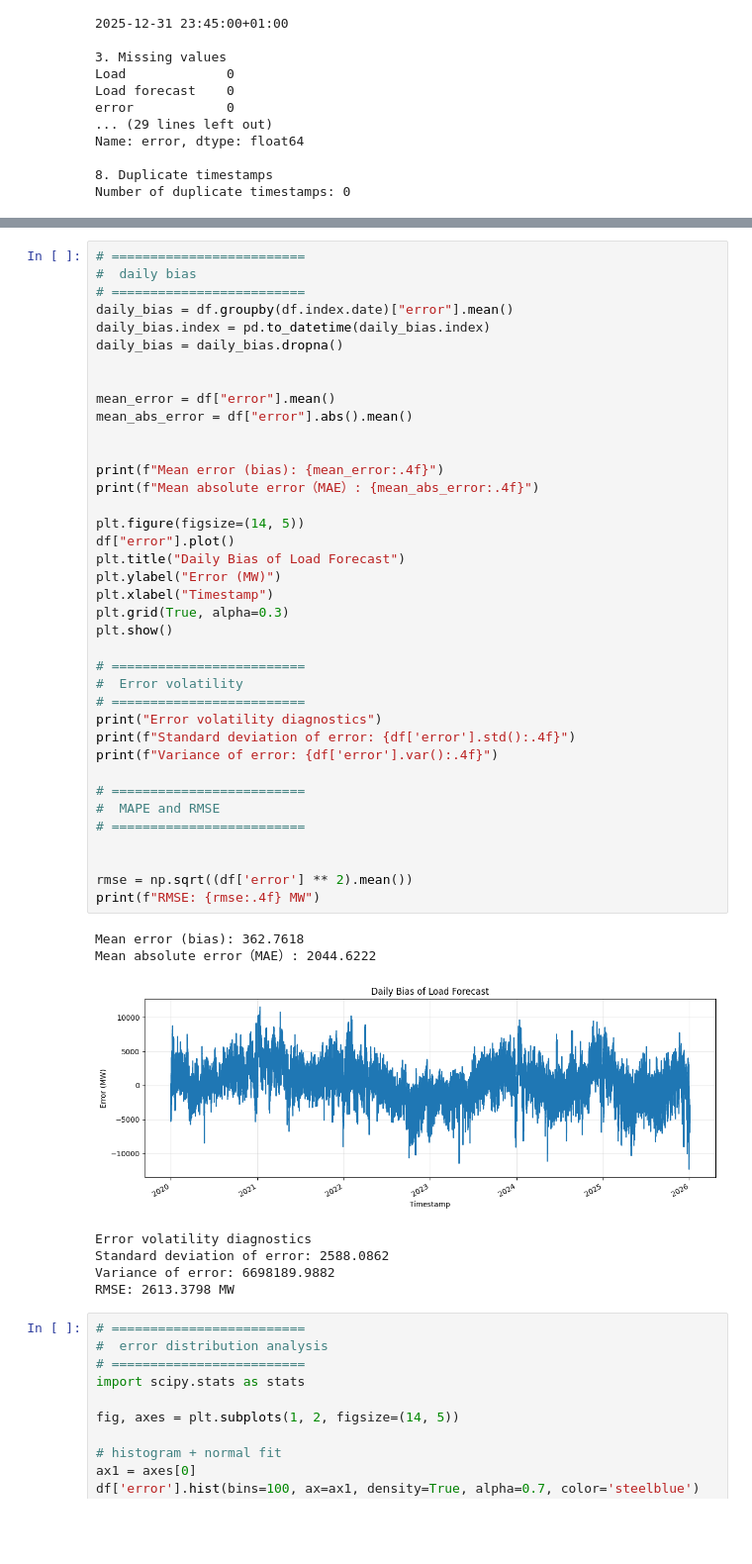
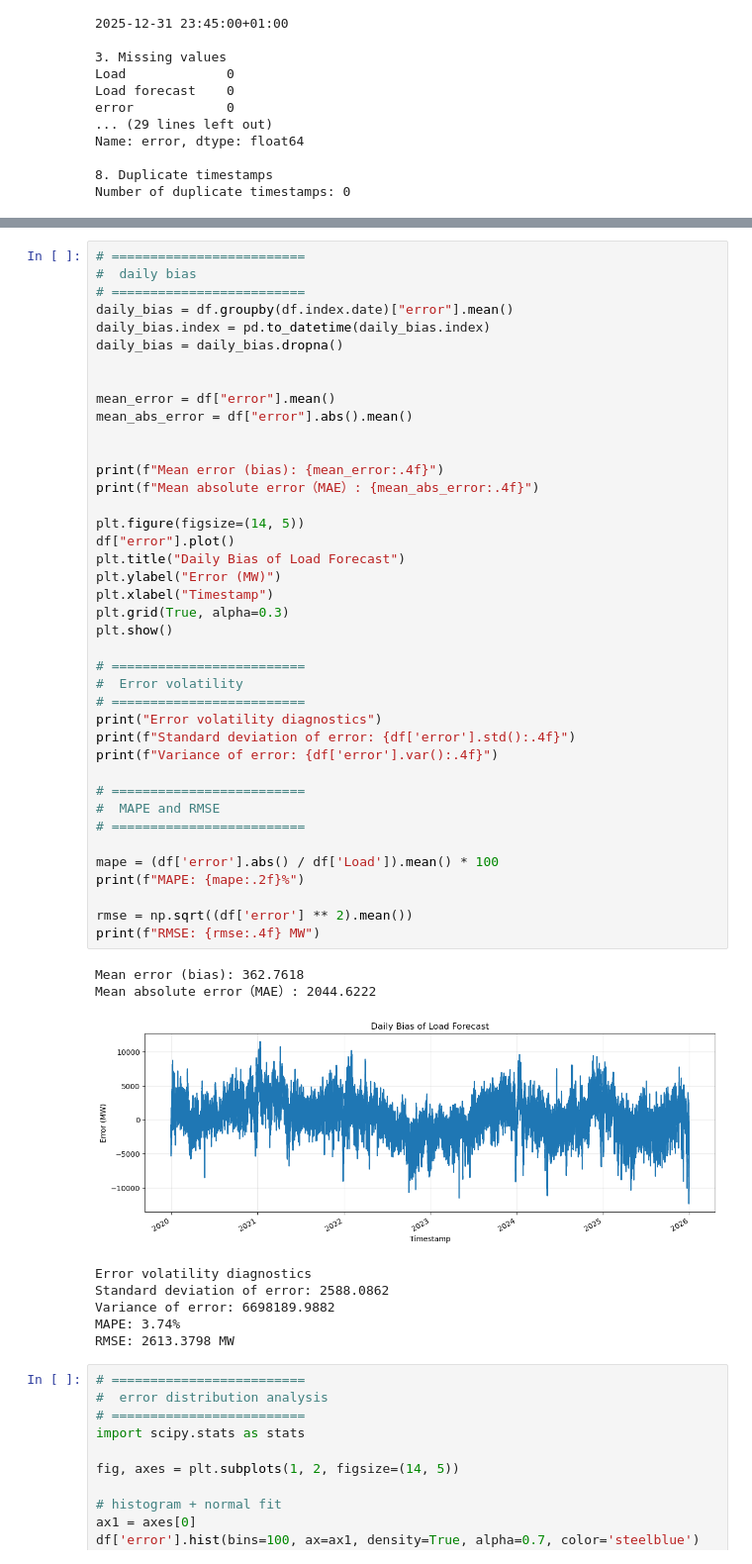
Before and after one commit to bluecake16/MASTER-ESSAY-XIN-DIANA, a Jupyter notebook: Class2_short term.ipynb, the cells around one changed output, grey strips where cells are left out. Shown at 99% size. Cells and saved outputs as stored; diff of their text form; blank space fills up the shorter version.

```diff
--- a/Class2_short term.ipynb
+++ b/Class2_short term.ipynb
@@ -277,37 +258,40 @@ mean_abs_error = df["error"].abs().mean()
 
 
 print(f"Mean error (bias): {mean_error:.4f}")
 print(f"Mean absolute error（MAE）: {mean_abs_error:.4f}")
 
 plt.figure(figsize=(14, 5))
 df["error"].plot()
 plt.title("Daily Bias of Load Forecast")
 plt.ylabel("Error (MW)")
 plt.xlabel("Timestamp")
 plt.grid(True, alpha=0.3)
 plt.show()
 
 # =========================
 #  Error volatility
 # =========================
 print("Error volatility diagnostics")
 print(f"Standard deviation of error: {df['error'].std():.4f}")
 print(f"Variance of error: {df['error'].var():.4f}")
 
 # =========================
 #  MAPE and RMSE
 # =========================
 
+mape = (df['error'].abs() / df['Load']).mean() * 100
+print(f"MAPE: {mape:.2f}%")
 
 rmse = np.sqrt((df['error'] ** 2).mean())
 print(f"RMSE: {rmse:.4f} MW")
 # %% [output]
 Mean error (bias): 362.7618
 Mean absolute error（MAE）: 2044.6222
-[figure, old version]
+[figure, new version]
 Error volatility diagnostics
 Standard deviation of error: 2588.0862
 Variance of error: 6698189.9882
+MAPE: 3.74%
 RMSE: 2613.3798 MW
 # %%
 # =========================
```
Also changed, not shown: parts of 22 cells of this notebook, 4 other files.
